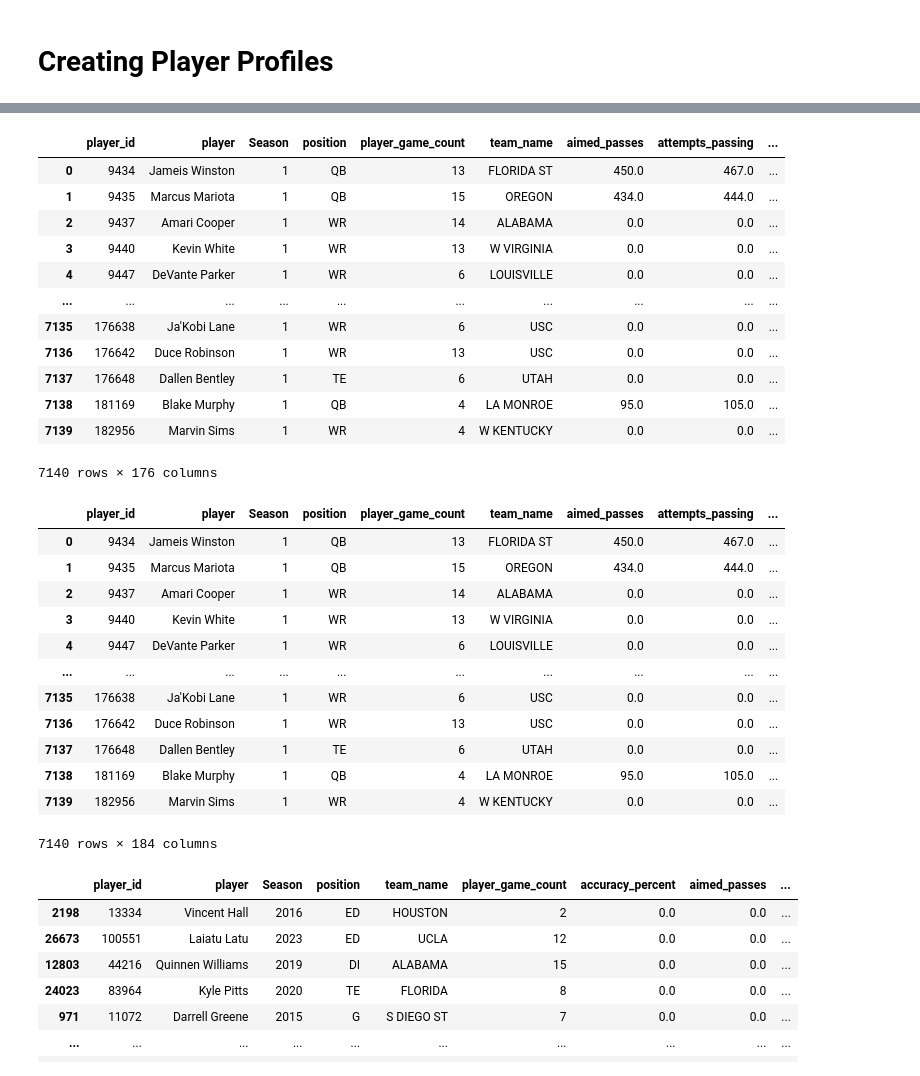
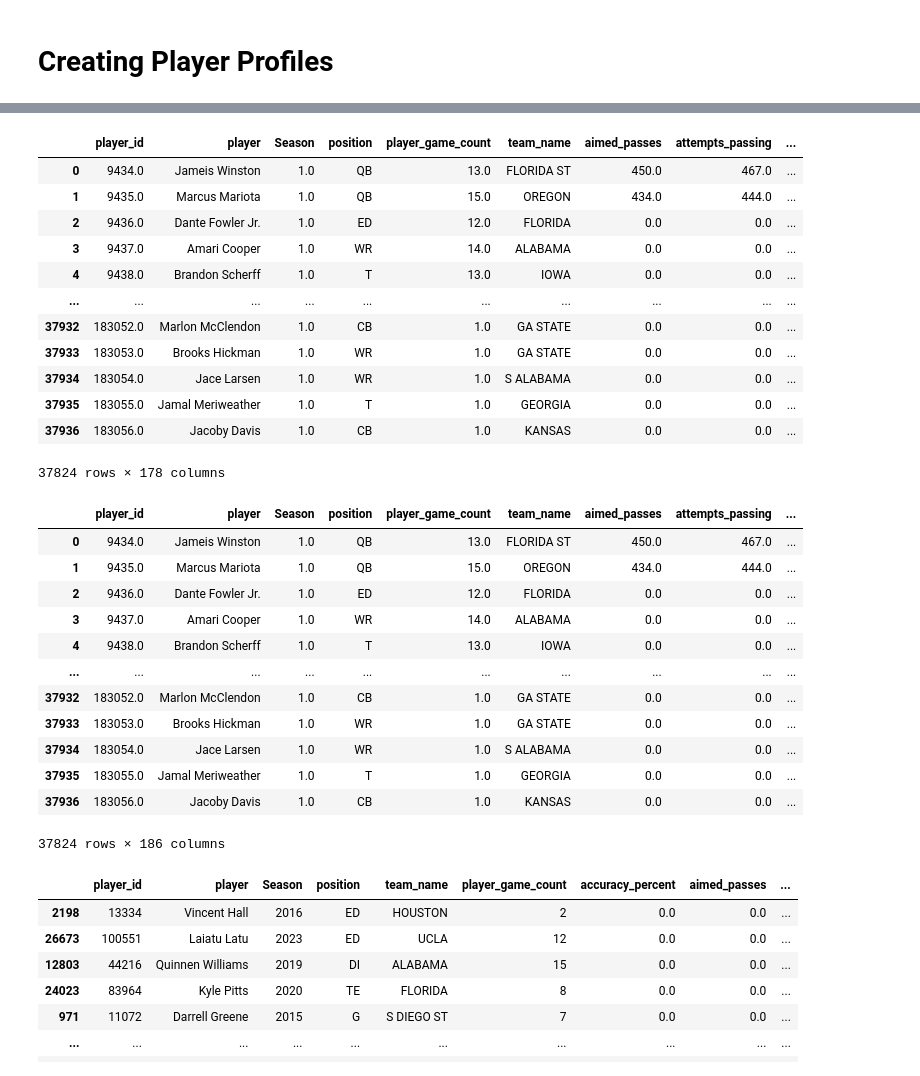
Before and after one commit to JoshKepler/Portfolio, a Jupyter notebook: NFL Project/Projected Draft Position & Stats.ipynb, the cells around one changed output, grey strips where cells are left out. Saved outputs shown, nothing was run; the diff lists cells and outputs as text; code cells hidden in the pictures.

```diff
--- a/NFL Project/Projected Draft Position & Stats.ipynb
+++ b/NFL Project/Projected Draft Position & Stats.ipynb
@@ -141,6 +141,7 @@ career_df = combine_dfs(career_dfs, on_columns)
 career_df = career_df[career_df['position'].isin(positions)]
 career_df = career_df.groupby(['player_id', 'player']).max()
 career_df = career_df.fillna(0)
+career_df['position'] = career_df['position'].replace('HB', 'RB')
 career_df['offensive/defensive_grade'] = career_df[['grades_offense','grades_defense']].max(axis=1)
 career_df.sort_values(by='offensive/defensive_grade', ascending=False)
 # %% [output]
@@ -171,6 +172,7 @@ career_df['touchdown_pct_career'] = career_df['touchdowns_passing'] / career_df[
 career_df['interception_pct_career'] = career_df['interceptions_passing'] / career_df['attempts_passing']
 career_df['dangerous_play_pct_career'] = career_df['turnover_worthy_plays'] / career_df['attempts_passing']
 career_df['money_throw_pct_career'] = career_df['big_time_throws'] / career_df['attempts_passing']
+career_df['1st_downs/pass_att_career'] = career_df['first_downs_passing'] / career_df['attempts_passing']
 
 #Rushing Career Rates
 career_df['breakaway_runs/att_career'] = career_df['breakaway_attempts'] / career_df['attempts_rushing']
@@ -178,6 +180,7 @@ career_df['breakaway_runs/att_career'] = career_df['breakaway_attempts'] / caree
 career_df['fumbles/att_career'] = career_df['fumbles'] / career_df['attempts_rushing']
 career_df['touchdowns_rushing/att_career'] = career_df['touchdowns_rushing'] / career_df['attempts_rushing']
 career_df['yards_rushing/att_career'] = career_df['yards_rushing'] / career_df['attempts_rushing']
+career_df['1st_downs/pass_att_career'] = career_df['first_downs_rushing'] / career_df['attempts_rushing']
 
 #Receiving Career Rates
 career_df['catch_pct_career'] = career_df['receptions'] / career_df['targets_receiving']
@@ -186,6 +189,7 @@ career_df['touchdowns_receiving/target_career'] = career_df['touchdowns_receivin
 career_df['interceptions_receiving/target_career'] = career_df['interceptions_receiving'] / career_df['targets_receiving']
 
 career_df['targets/route_ran_career'] = career_df['targets_receiving'] / career_df['routes']
+career_df['1st_downs/route_ran_career'] = career_df['first_downs_receiving'] / career_df['routes']
 
 career_df['drops/target_career'] = career_df['drops_receiving'] / career_df['targets_receiving']
 
@@ -240,6 +244,7 @@ power_5_dict = dict(zip(power_5_team['pff_ team_name'], power_5_team['P5?']))
 filtered_epa_career_df['Team'] = filtered_epa_career_df['Team'].map(team_name_dict)
 filtered_epa_career_df['power_5_team'] = filtered_epa_career_df['Team'].map(power_5_dict)
 filtered_epa_career_df = filtered_epa_career_df.fillna(0)
-filtered_epa_career_df
+filtered_epa_career_df['position'] = filtered_epa_career_df['position'].replace('HB', 'RB')
+filtered_epa_career_df[filtered_epa_career_df['player'] == 'Jay Ajayi']
 # %% [output]
 |  | player_id | player | Season | position | Team | CountablePlays | TotalPPA All | TotalPPA Pass | ... |
@@ -258,20 +252,22 @@ filtered_epa_career_df
 # %%
-career_df = career_df.merge(filtered_epa_career_df, on='player_key', suffixes=['','_epa'])
+career_df = career_df.merge(filtered_epa_career_df, on='player_key', suffixes=['','_epa'], how='outer')
+career_df = career_df[~career_df['player'].isna()]
+career_df = career_df.drop_duplicates(subset='player_id')
 career_df
 # %% [output]
 |  | player_id | player | Season | position | player_game_count | team_name | aimed_passes | attempts_passing | ... |
-| 0 | 9434 | Jameis Winston | 1 | QB | 13 | FLORIDA ST | 450.0 | 467.0 | ... |
-| 1 | 9435 | Marcus Mariota | 1 | QB | 15 | OREGON | 434.0 | 444.0 | ... |
-| 2 | 9437 | Amari Cooper | 1 | WR | 14 | ALABAMA | 0.0 | 0.0 | ... |
-| 3 | 9440 | Kevin White | 1 | WR | 13 | W VIRGINIA | 0.0 | 0.0 | ... |
-| 4 | 9447 | DeVante Parker | 1 | WR | 6 | LOUISVILLE | 0.0 | 0.0 | ... |
+| 0 | 9434.0 | Jameis Winston | 1.0 | QB | 13.0 | FLORIDA ST | 450.0 | 467.0 | ... |
+| 1 | 9435.0 | Marcus Mariota | 1.0 | QB | 15.0 | OREGON | 434.0 | 444.0 | ... |
+| 2 | 9436.0 | Dante Fowler Jr. | 1.0 | ED | 12.0 | FLORIDA | 0.0 | 0.0 | ... |
+| 3 | 9437.0 | Amari Cooper | 1.0 | WR | 14.0 | ALABAMA | 0.0 | 0.0 | ... |
+| 4 | 9438.0 | Brandon Scherff | 1.0 | T | 13.0 | IOWA | 0.0 | 0.0 | ... |
 | ... | ... | ... | ... | ... | ... | ... | ... | ... | ... |
-| 7135 | 176638 | Ja'Kobi Lane | 1 | WR | 6 | USC | 0.0 | 0.0 | ... |
-| 7136 | 176642 | Duce Robinson | 1 | WR | 13 | USC | 0.0 | 0.0 | ... |
-| 7137 | 176648 | Dallen Bentley | 1 | TE | 6 | UTAH | 0.0 | 0.0 | ... |
-| 7138 | 181169 | Blake Murphy | 1 | QB | 4 | LA MONROE | 95.0 | 105.0 | ... |
-| 7139 | 182956 | Marvin Sims | 1 | WR | 4 | W KENTUCKY | 0.0 | 0.0 | ... |
+| 37932 | 183052.0 | Marlon McClendon | 1.0 | CB | 1.0 | GA STATE | 0.0 | 0.0 | ... |
+| 37933 | 183053.0 | Brooks Hickman | 1.0 | WR | 1.0 | GA STATE | 0.0 | 0.0 | ... |
+| 37934 | 183054.0 | Jace Larsen | 1.0 | WR | 1.0 | S ALABAMA | 0.0 | 0.0 | ... |
+| 37935 | 183055.0 | Jamal Meriweather | 1.0 | T | 1.0 | GEORGIA | 0.0 | 0.0 | ... |
+| 37936 | 183056.0 | Jacoby Davis | 1.0 | CB | 1.0 | KANSAS | 0.0 | 0.0 | ... |
-7140 rows × 176 columns
+37824 rows × 178 columns
 # %%
 career_df['Total_EPA_avg'] = career_df['TotalPPA All'] / career_df['CountablePlays']
 career_df['EPA_Pass_avg'] = career_df['TotalPPA Pass'] / career_df['CountablePlays']
@@ -285,18 +281,18 @@ career_df['EPA_PassingDowns_avg'] = career_df['TotalPPA PassingDowns'] / career_
 career_df
 # %% [output]
 |  | player_id | player | Season | position | player_game_count | team_name | aimed_passes | attempts_passing | ... |
-| 0 | 9434 | Jameis Winston | 1 | QB | 13 | FLORIDA ST | 450.0 | 467.0 | ... |
-| 1 | 9435 | Marcus Mariota | 1 | QB | 15 | OREGON | 434.0 | 444.0 | ... |
-| 2 | 9437 | Amari Cooper | 1 | WR | 14 | ALABAMA | 0.0 | 0.0 | ... |
-| 3 | 9440 | Kevin White | 1 | WR | 13 | W VIRGINIA | 0.0 | 0.0 | ... |
-| 4 | 9447 | DeVante Parker | 1 | WR | 6 | LOUISVILLE | 0.0 | 0.0 | ... |
+| 0 | 9434.0 | Jameis Winston | 1.0 | QB | 13.0 | FLORIDA ST | 450.0 | 467.0 | ... |
+| 1 | 9435.0 | Marcus Mariota | 1.0 | QB | 15.0 | OREGON | 434.0 | 444.0 | ... |
+| 2 | 9436.0 | Dante Fowler Jr. | 1.0 | ED | 12.0 | FLORIDA | 0.0 | 0.0 | ... |
+| 3 | 9437.0 | Amari Cooper | 1.0 | WR | 14.0 | ALABAMA | 0.0 | 0.0 | ... |
+| 4 | 9438.0 | Brandon Scherff | 1.0 | T | 13.0 | IOWA | 0.0 | 0.0 | ... |
 | ... | ... | ... | ... | ... | ... | ... | ... | ... | ... |
-| 7135 | 176638 | Ja'Kobi Lane | 1 | WR | 6 | USC | 0.0 | 0.0 | ... |
-| 7136 | 176642 | Duce Robinson | 1 | WR | 13 | USC | 0.0 | 0.0 | ... |
-| 7137 | 176648 | Dallen Bentley | 1 | TE | 6 | UTAH | 0.0 | 0.0 | ... |
-| 7138 | 181169 | Blake Murphy | 1 | QB | 4 | LA MONROE | 95.0 | 105.0 | ... |
-| 7139 | 182956 | Marvin Sims | 1 | WR | 4 | W KENTUCKY | 0.0 | 0.0 | ... |
+| 37932 | 183052.0 | Marlon McClendon | 1.0 | CB | 1.0 | GA STATE | 0.0 | 0.0 | ... |
+| 37933 | 183053.0 | Brooks Hickman | 1.0 | WR | 1.0 | GA STATE | 0.0 | 0.0 | ... |
+| 37934 | 183054.0 | Jace Larsen | 1.0 | WR | 1.0 | S ALABAMA | 0.0 | 0.0 | ... |
+| 37935 | 183055.0 | Jamal Meriweather | 1.0 | T | 1.0 | GEORGIA | 0.0 | 0.0 | ... |
+| 37936 | 183056.0 | Jacoby Davis | 1.0 | CB | 1.0 | KANSAS | 0.0 | 0.0 | ... |
-7140 rows × 184 columns
+37824 rows × 186 columns
 # %%
 #Creating final season DFs
 
```
Also changed, not shown: parts of 44 cells of this notebook.
